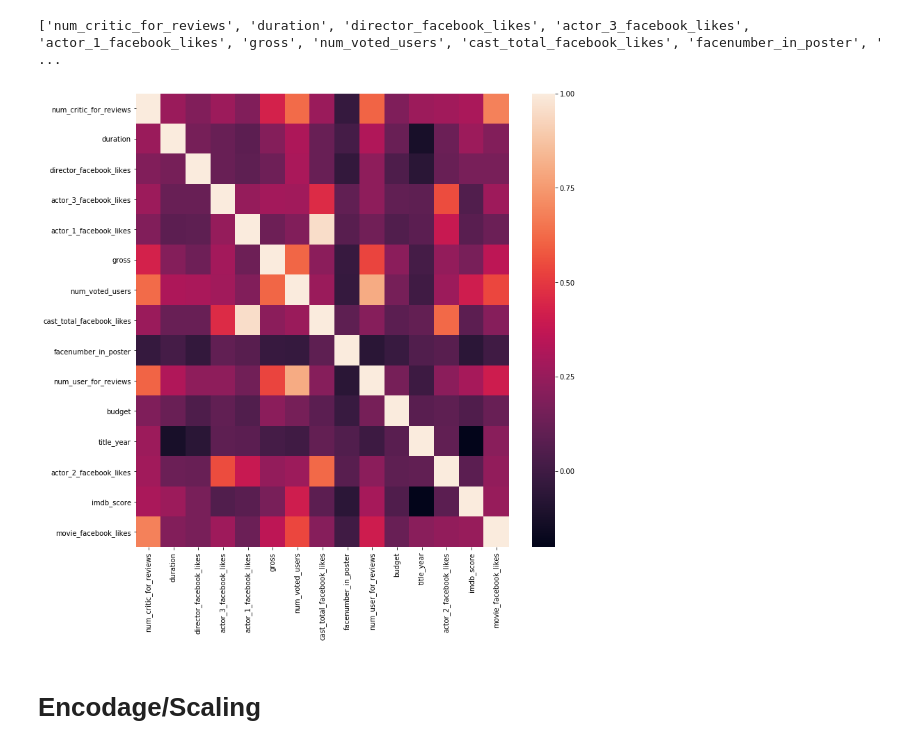
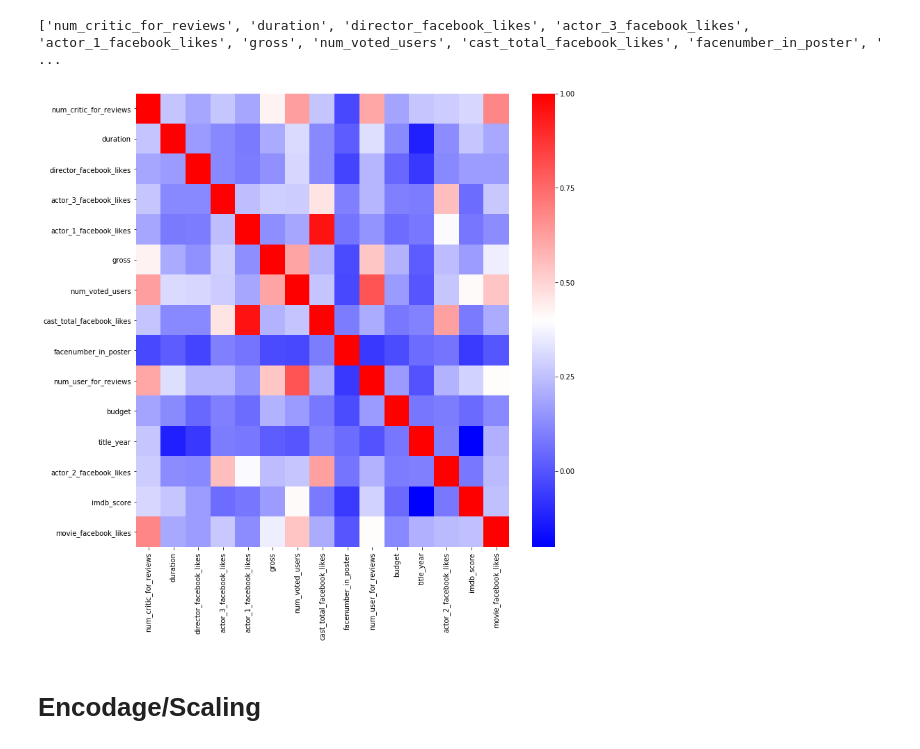
Before and after one commit to Coni63/OC_DS, a Jupyter notebook: Projet 3 - recomm. de films/Film Recommander.ipynb, the cells around one changed output. Drawn from its saved outputs; the diff is of its cells as text; code cells hidden in the pictures.

```diff
--- a/Projet 3 - recomm. de films/Film Recommander.ipynb
+++ b/Projet 3 - recomm. de films/Film Recommander.ipynb
@@ -645,7 +647,7 @@ print(df["aspect_ratio"].value_counts())
 1.89        1
 Name: aspect_ratio, dtype: int64
 # %%
-df["content_rating"] = df["content_rating"].fillna("Other")
+# df["content_rating"] = df["content_rating"].fillna("Other")
 # %%
 ### Actor Encoding
 # %%
@@ -790,10 +809,10 @@ print(act)
 # %%
 plt.figure(figsize=(12,12))
 correlation_matrix = df[act].corr()
-sns.heatmap(correlation_matrix)
+sns.heatmap(correlation_matrix, cmap="bwr")
 plt.show()
 # %% [output]
-[figure, old version]
+[figure, new version]
 # %%
 #df = df[list(df)[:24]]
 # %%
```
Also changed, not shown: parts of 35 cells of this notebook, 8 other files.
